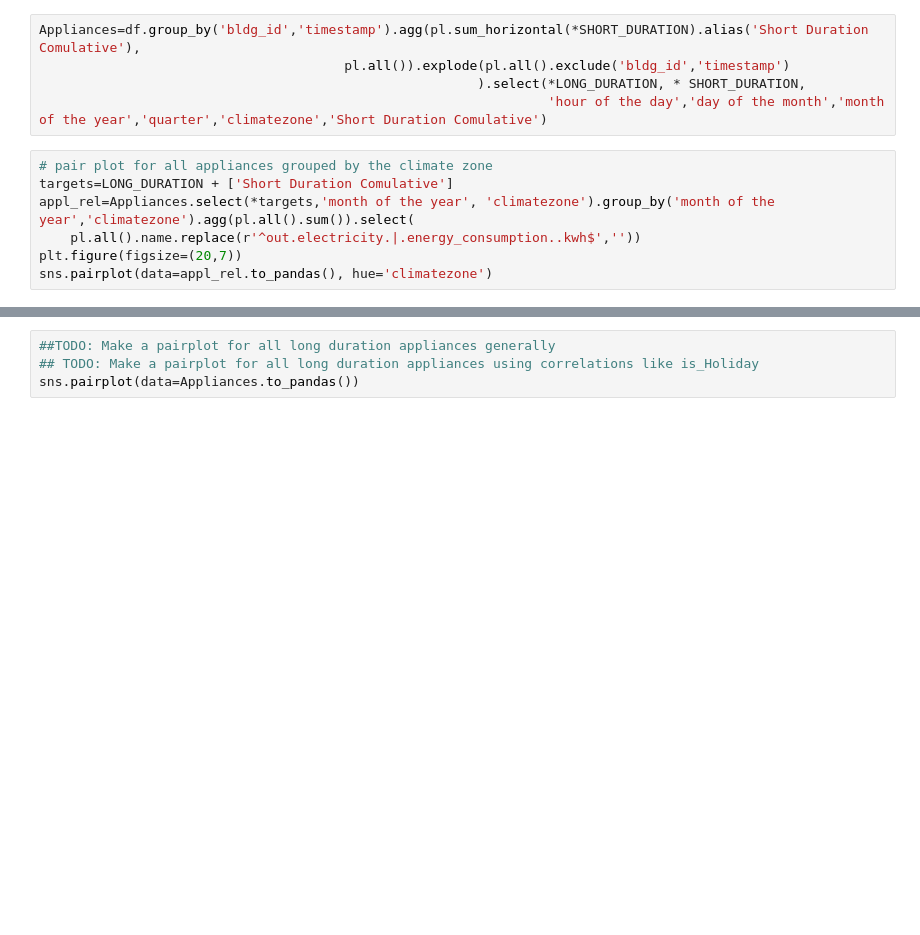
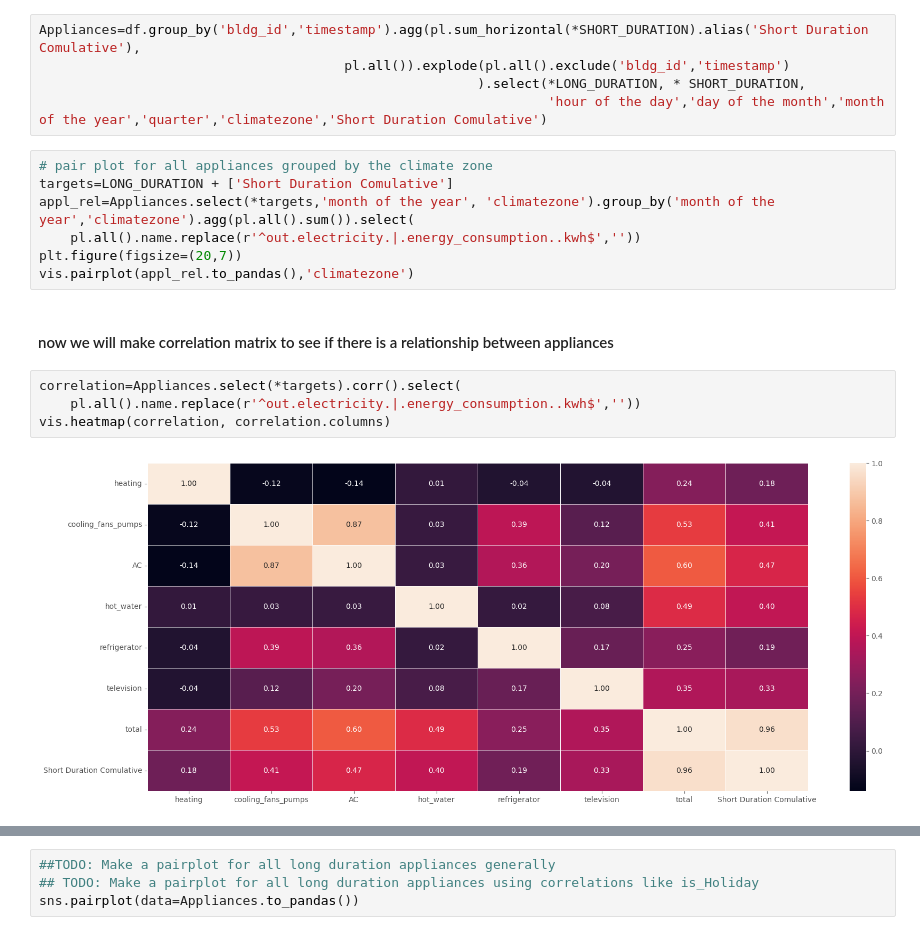
Before and after one commit to 1nuc/load-profile-decomposition, a Jupyter notebook: src/Customer_analysis/run.ipynb, the cells around one changed output, grey strips where cells are left out. Saved outputs shown, nothing was run; the diff lists cells and outputs as text; blank space fills up the shorter version.

```diff
--- a/src/Customer_analysis/run.ipynb
+++ b/src/Customer_analysis/run.ipynb
@@ -395,4 +392,12 @@ targets=LONG_DURATION + ['Short Duration Comulative']
 appl_rel=Appliances.select(*targets,'month of the year', 'climatezone').group_by('month of the year','climatezone').agg(pl.all().sum()).select(
     pl.all().name.replace(r'^out.electricity.|.energy_consumption..kwh$',''))
 plt.figure(figsize=(20,7))
-sns.pairplot(data=appl_rel.to_pandas(), hue='climatezone')
+vis.pairplot(appl_rel.to_pandas(),'climatezone')
+# %% [markdown]
+#### now we will make correlation matrix to see if there is a relationship between appliances
+# %%
+correlation=Appliances.select(*targets).corr().select(
+    pl.all().name.replace(r'^out.electricity.|.energy_consumption..kwh$',''))
+vis.heatmap(correlation, correlation.columns)
+# %% [output]
+[figure, added]
```
Also changed, not shown: parts of 6 cells of this notebook, 1 other file.
